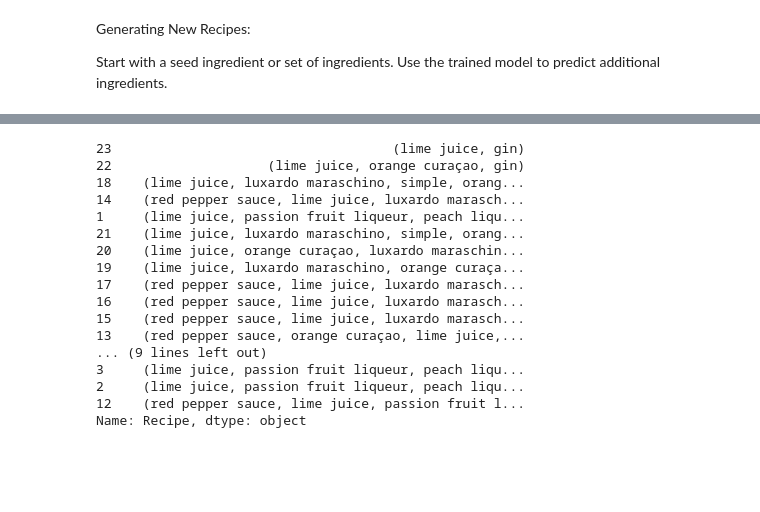
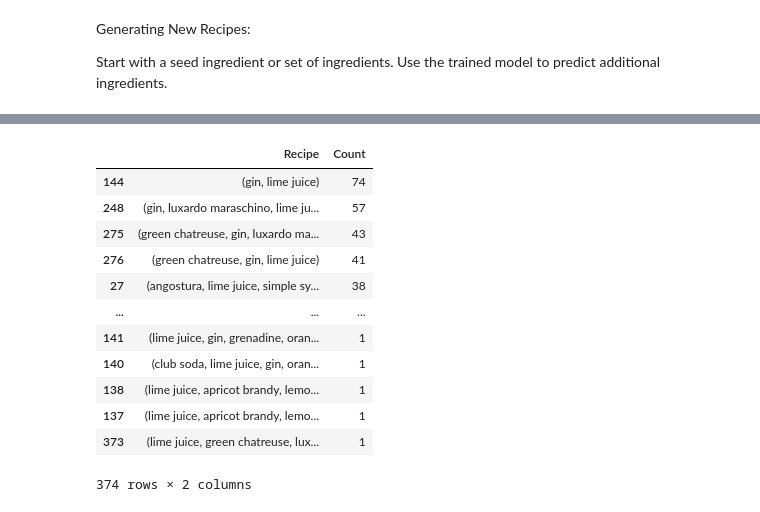
Before and after one commit to CSergiy/AI-Cocktails, a Jupyter notebook: Notebooks/Streamlit_Attempt.ipynb, the cells around one changed output, grey strips where cells are left out. Drawn from its saved outputs; the diff is of its cells as text; code cells hidden in the pictures; blank space fills up the shorter version.

```diff
--- a/Notebooks/Streamlit_Attempt.ipynb
+++ b/Notebooks/Streamlit_Attempt.ipynb
@@ -193,37 +93,0 @@ Generated Recipe: ['kassatly chtaura orgeat', 'kahlúa', nan, 'vodka', 'rose pet
-# %%
-# Number of times to generate recipes
-num_iterations = 100
-
-# Example seed ingredients
-seed_ingredients = ['gin', 'lime juice']
-seed_vector = mlb.transform([seed_ingredients])[0]
-
-# List to store generated recipes
-generated_recipes = []
-
-for _ in range(num_iterations):
-    # Fit the model for one epoch
-    model.fit(X, y, epochs=5, batch_size=389, validation_split=0.2, verbose=0)
-
-    # Predict probabilities
-    predicted_probabilities = model.predict(seed_vector.reshape(1, -1))
-
-    # Convert probabilities to ingredients
-    predicted_ingredients = mlb.inverse_transform((predicted_probabilities > 0.001).astype(int))[0]
-
-    # Generate recipe
-    generated_recipe = list(set(seed_ingredients + list(predicted_ingredients)))
-
-    # Store the generated recipe as a tuple for easier counting
-    generated_recipes.append(tuple(generated_recipe))
-
-# Count the occurrences of each unique recipe
-recipe_counts = Counter(generated_recipes)
-
-# Convert to DataFrame
-df = pd.DataFrame(recipe_counts.items(), columns=['Recipe', 'Count'])
-
-# Sort by count (optional)
-df = df.sort_values(by='Count', ascending=False)
-
-print(df)
@@ -248,20 +185,16 @@ print(df)
 # %%
-df['Recipe']
+df
 # %% [output]
+|  | Recipe | Count |
+| 144 | (gin, lime juice) | 74 |
+| 248 | (gin, luxardo maraschino, lime ju... | 57 |
+| 275 | (green chatreuse, gin, luxardo ma... | 43 |
+| 276 | (green chatreuse, gin, lime juice) | 41 |
+| 27 | (angostura, lime juice, simple sy... | 38 |
+| ... | ... | ... |
+| 141 | (lime juice, gin, grenadine, oran... | 1 |
+| 140 | (club soda, lime juice, gin, oran... | 1 |
+| 138 | (lime juice, apricot brandy, lemo... | 1 |
+| 137 | (lime juice, apricot brandy, lemo... | 1 |
+| 373 | (lime juice, green chatreuse, lux... | 1 |
-23                                    (lime juice, gin)
-22                    (lime juice, orange curaçao, gin)
-18    (lime juice, luxardo maraschino, simple, orang...
-14    (red pepper sauce, lime juice, luxardo marasch...
-1     (lime juice, passion fruit liqueur, peach liqu...
-21    (lime juice, luxardo maraschino, simple, orang...
-20    (lime juice, orange curaçao, luxardo maraschin...
-19    (lime juice, luxardo maraschino, orange curaça...
-17    (red pepper sauce, lime juice, luxardo marasch...
-16    (red pepper sauce, lime juice, luxardo marasch...
-15    (red pepper sauce, lime juice, luxardo marasch...
-13    (red pepper sauce, orange curaçao, lime juice,...
-... (9 lines left out)
-3     (lime juice, passion fruit liqueur, peach liqu...
-2     (lime juice, passion fruit liqueur, peach liqu...
-12    (red pepper sauce, lime juice, passion fruit l...
-Name: Recipe, dtype: object
+374 rows × 2 columns
```
Also changed, not shown: parts of 23 cells of this notebook.
